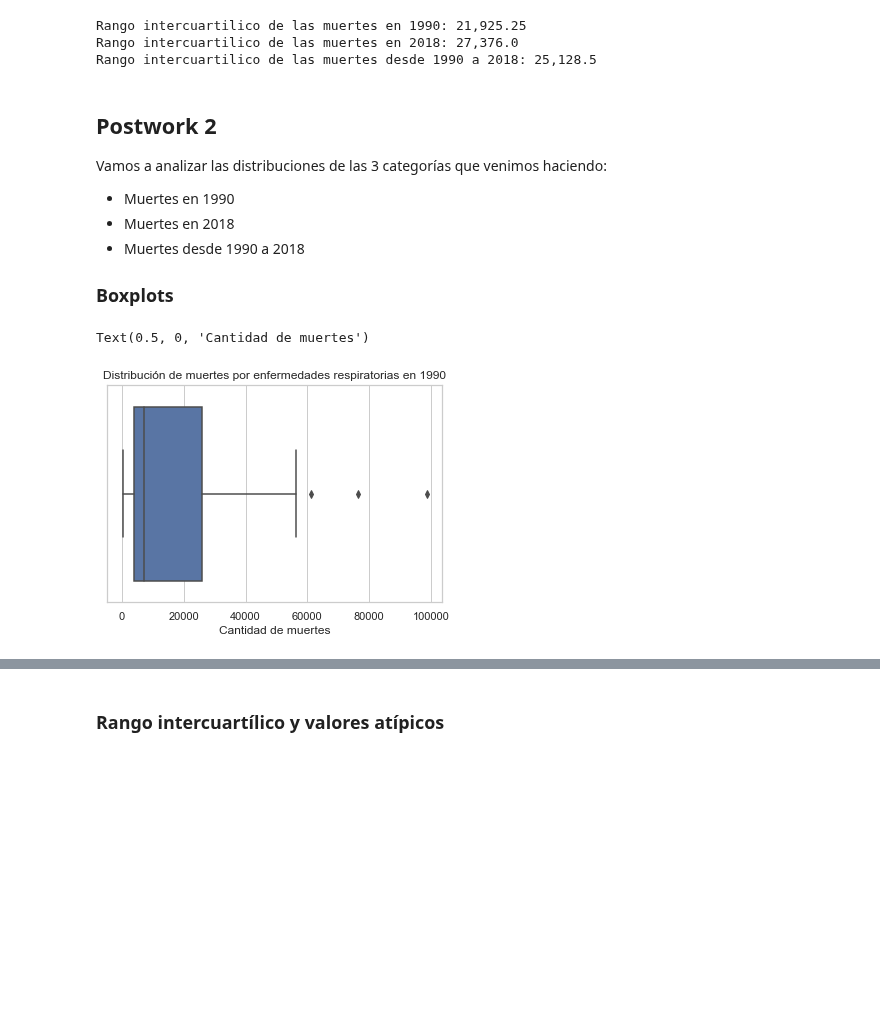
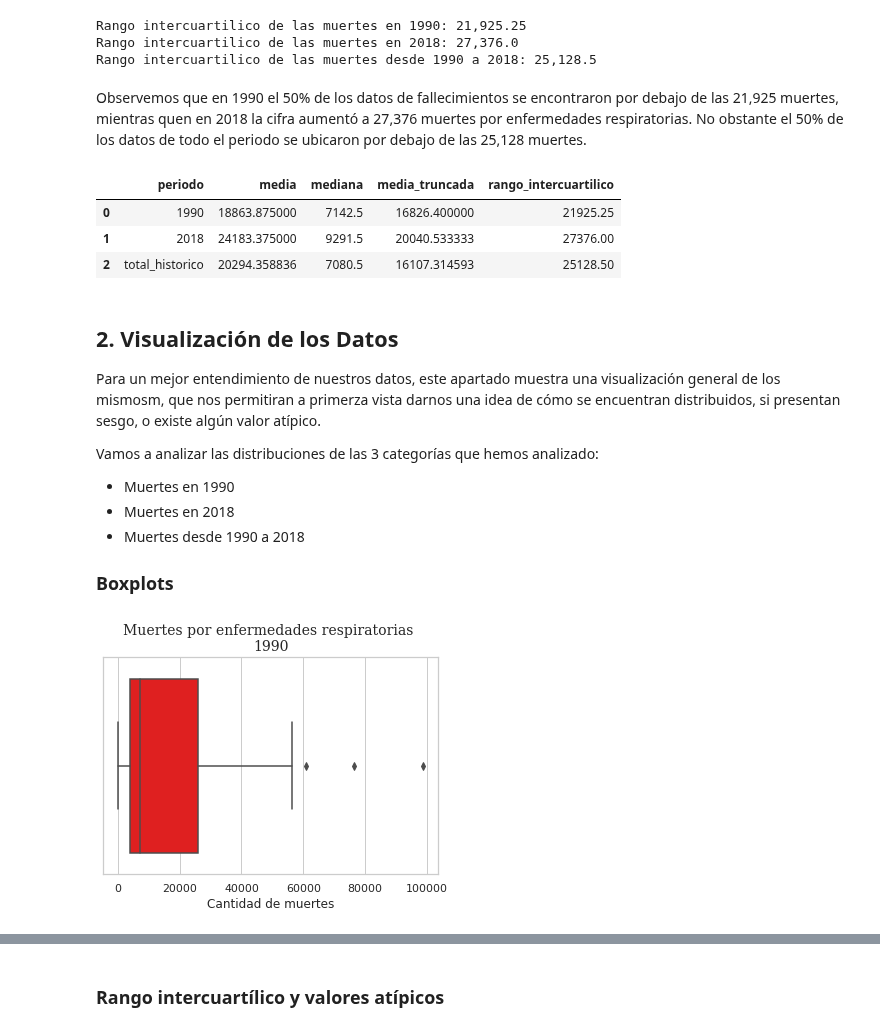
Before and after one commit to LIZZETHGOMEZ/Data-Science-Fase-3-BEDU-Santander, a Jupyter notebook: Notebook.ipynb, the cells around one changed output, grey strips where cells are left out. Drawn from its saved outputs; the diff is of its cells as text; code cells hidden in the pictures; blank space fills up the shorter version.

```diff
--- a/Notebook.ipynb
+++ b/Notebook.ipynb
@@ -380,20 +383,34 @@ print(f"Rango intercuartilico de las muertes desde 1990 a 2018: {q3 - q1:,}")
 Rango intercuartilico de las muertes en 1990: 21,925.25
 Rango intercuartilico de las muertes en 2018: 27,376.0
 Rango intercuartilico de las muertes desde 1990 a 2018: 25,128.5
+# %% [markdown]
+Observemos que en 1990 el 50% de los datos de fallecimientos se encontraron por debajo de las 21,925 muertes, mientras quen en 2018 la cifra aumentó a 27,376 muertes por enfermedades respiratorias.
+No obstante el 50% de los datos de todo el periodo se ubicaron por debajo de las 25,128 muertes.
+# %%
+# Tabla resumen de resultados
+medidas_centrales['rango_intercuartilico'] = [q3_1990 - q1_1990, q3_2018 - q1_2018, q3 - q1]
+medidas_centrales.head()
+# %% [output]
+|  | periodo | media | mediana | media_truncada | rango_intercuartilico |
+| 0 | 1990 | 18863.875000 | 7142.5 | 16826.400000 | 21925.25 |
+| 1 | 2018 | 24183.375000 | 9291.5 | 20040.533333 | 27376.00 |
+| 2 | total_historico | 20294.358836 | 7080.5 | 16107.314593 | 25128.50 |
 # %% [markdown]
-## Postwork 2
-Vamos a analizar las distribuciones de las 3 categorías que venimos haciendo:
+## 2. Visualización de los Datos
+Para un mejor entendimiento de nuestros datos, este apartado muestra una visualización general de los mismosm, que nos permitiran a primerza vista darnos una idea de cómo se encuentran distribuidos, si presentan sesgo, o existe algún valor atípico.
+
+Vamos a analizar las distribuciones de las 3 categorías que hemos analizado:
 - Muertes en 1990
 - Muertes en 2018
 - Muertes desde 1990 a 2018
 
 ### Boxplots
 # %%
+# 1990
 sns.set(style="whitegrid")
-ax = sns.boxplot(x=df[df_1990]['total_respiratory_diseases'])
-ax.set_title('Distribución de muertes por enfermedades respiratorias en 1990')
-ax.set_xlabel('Cantidad de muertes')
+ax = sns.boxplot(x=df[df_1990]['total_respiratory_diseases'], color = 'Red')
+ax.set_title('Muertes por enfermedades respiratorias \n1990', family = 'serif', size = 14)
+ax.set_xlabel('Cantidad de muertes');
 # %% [output]
-Text(0.5, 0, 'Cantidad de muertes')
-[figure, old version]
+[figure, new version]
 # %%
```
Also changed, not shown: parts of 18 cells of this notebook.
